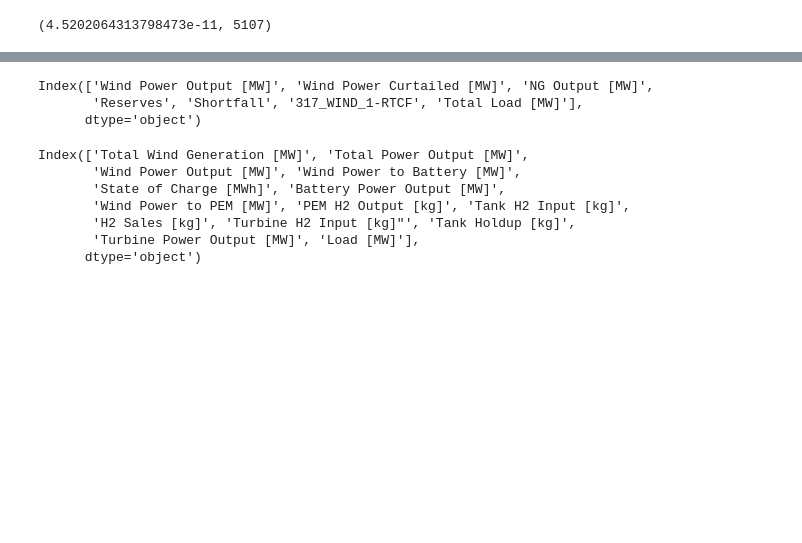
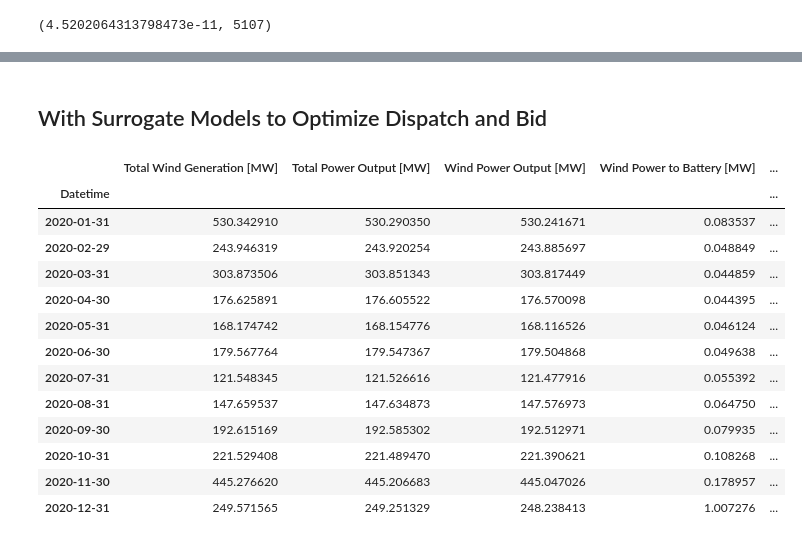
Before and after one commit to dguittet/dispatches, a Jupyter notebook: dispatches/case_studies/renewables_h2_case/WindBatteryHydrogenDoubleLoop.ipynb, the cells around one changed output, grey strips where cells are left out. Drawn from its saved outputs; the diff is of its cells as text; code cells hidden in the pictures; blank space fills up the shorter version.

```diff
--- a/dispatches/case_studies/renewables_h2_case/WindBatteryHydrogenDoubleLoop.ipynb
+++ b/dispatches/case_studies/renewables_h2_case/WindBatteryHydrogenDoubleLoop.ipynb
@@ -1195,17 +1188,23 @@ labels=[labels[0]] + [pd.to_datetime(l).strftime('%m-%d') for l in labels[1:-1]]
-# %%
-resampled.columns
-wind_pmax = resamp
-# %% [output]
-Index(['Wind Power Output [MW]', 'Wind Power Curtailed [MW]', 'NG Output [MW]',
-       'Reserves', 'Shortfall', '317_WIND_1-RTCF', 'Total Load [MW]'],
-      dtype='object')
-# %%
-resampled_res.columns
-# %% [output]
-Index(['Total Wind Generation [MW]', 'Total Power Output [MW]',
-       'Wind Power Output [MW]', 'Wind Power to Battery [MW]',
-       'State of Charge [MWh]', 'Battery Power Output [MW]',
-       'Wind Power to PEM [MW]', 'PEM H2 Output [kg]', 'Tank H2 Input [kg]',
-       'H2 Sales [kg]', 'Turbine H2 Input [kg]"', 'Tank Holdup [kg]',
-       'Turbine Power Output [MW]', 'Load [MW]'],
-      dtype='object')
+# %% [markdown]
+## With Surrogate Models to Optimize Dispatch and Bid
+# %%
+results_df = pd.read_parquet(dispatches_dir / "1_results_317_CT_15_500_surrogate" / "results_0000000.parquet")
+results_df = results_df.set_index(df_gen.index)
+results_df = results_df.resample("1M").mean()
+# %%
+results_df
+# %% [output]
+|  | Total Wind Generation [MW] | Total Power Output [MW] | Wind Power Output [MW] | Wind Power to Battery [MW] | ... |
+| Datetime |  |  |  |  | ... |
+| 2020-01-31 | 530.342910 | 530.290350 | 530.241671 | 0.083537 | ... |
+| 2020-02-29 | 243.946319 | 243.920254 | 243.885697 | 0.048849 | ... |
+| 2020-03-31 | 303.873506 | 303.851343 | 303.817449 | 0.044859 | ... |
+| 2020-04-30 | 176.625891 | 176.605522 | 176.570098 | 0.044395 | ... |
+| 2020-05-31 | 168.174742 | 168.154776 | 168.116526 | 0.046124 | ... |
+| 2020-06-30 | 179.567764 | 179.547367 | 179.504868 | 0.049638 | ... |
+| 2020-07-31 | 121.548345 | 121.526616 | 121.477916 | 0.055392 | ... |
+| 2020-08-31 | 147.659537 | 147.634873 | 147.576973 | 0.064750 | ... |
+| 2020-09-30 | 192.615169 | 192.585302 | 192.512971 | 0.079935 | ... |
+| 2020-10-31 | 221.529408 | 221.489470 | 221.390621 | 0.108268 | ... |
+| 2020-11-30 | 445.276620 | 445.206683 | 445.047026 | 0.178957 | ... |
+| 2020-12-31 | 249.571565 | 249.251329 | 248.238413 | 1.007276 | ... |
```
Also changed, not shown: parts of 25 cells of this notebook, 3 other files.
